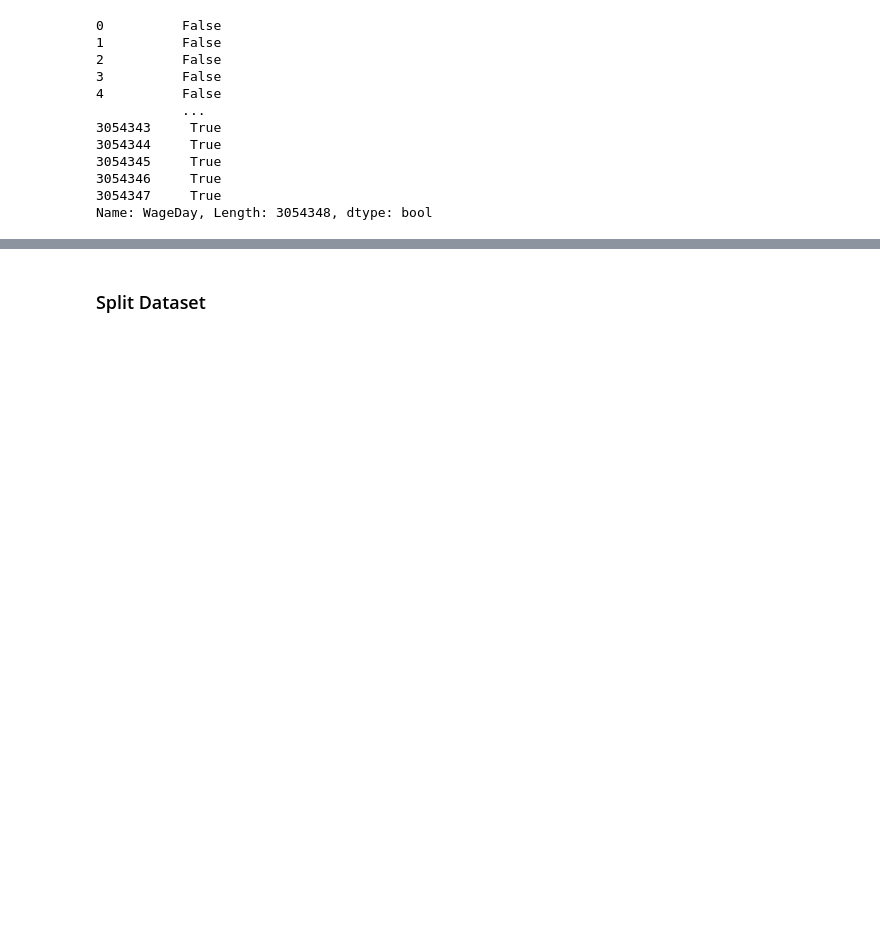
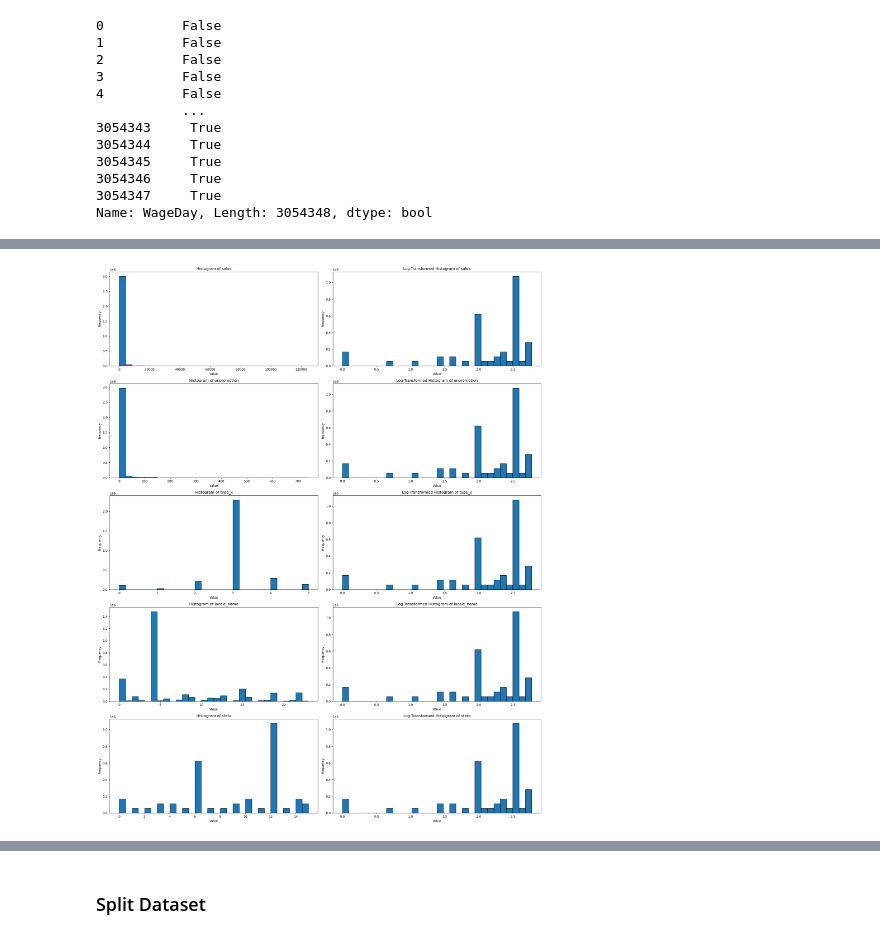
Before and after one commit to BohdanChuprynka/Stock-Sales-Prediction, a Jupyter notebook: preprocess_data.ipynb, the cells around one changed output, grey strips where cells are left out. Cells and saved outputs as stored; diff of their text form; code cells hidden in the pictures; blank space fills up the shorter version.

```diff
--- a/preprocess_data.ipynb
+++ b/preprocess_data.ipynb
@@ -22,6 +21,7 @@ test_data = pd.read_csv(r'stock_dataset\test.csv')
 # Sub data
 oil_data = pd.read_csv(r'stock_dataset\oil.csv')
 holiday_events = pd.read_csv(r'stock_dataset/holidays_events.csv')
+stores_csv = pd.read_csv(r'stock_dataset/stores.csv')
 # Note: We are not using transactions.csv since it doesn't contain data for test.csv
 
 train_dataset[:3]
@@ -251,0 +228,5 @@ Name: date, Length: 28512, dtype: object
+# %%
+def get_categorical_features(df, threshold=35):
+    categorical_columns = df.select_dtypes(exclude=[np.number]).columns
+    categorical_columns = [column for column in categorical_columns if threshold >= df[column].nunique()]
+    return categorical_columns
@@ -260,15 +246,23 @@ holiday_events['date'] = pd.to_datetime(holiday_events['date']).astype('datetime
 # Merge train and test datasets with oil prices based on date
 train_dataset = train_dataset.merge(oil_data, on="date", how="left")
 train_dataset = train_dataset.merge(holiday_events, on="date", how="left")
+train_dataset = train_dataset.merge(stores_csv, on="store_nbr", how="left")
 
 test_data = test_data.merge(oil_data, on="date", how="left")
 test_data = test_data.merge(holiday_events, on="date", how="left")
+test_data = test_data.merge(stores_csv, on="store_nbr", how="left")
+
+# Label Encode Categorical Features
+categorical_features = get_categorical_features(train_dataset)
+
+encoder = LabelEncoder()
+train_dataset[categorical_features] = train_dataset[categorical_features].apply(encoder.fit_transform)
+test_data[categorical_features] = test_data[categorical_features].apply(encoder.fit_transform)
 
 # Are there any missing values
 print(f"Missing values for train dataset: {train_dataset.isna().sum().sum()}")
 print(f"Missing values for test dataset: {test_data.isna().sum().sum()}")
-
-train_dataset.columns
+train_dataset.head(10)
 # %% [output]
 Missing values for train dataset: 0
 Missing values for test dataset: 0
@@ -318,0 +322,72 @@ Name: WageDay, Length: 3054348, dtype: bool
+# %%
+from sklearn.preprocessing import StandardScaler
+# Here will go skewness analyze
+def skewness_analyze(df, skew_threshold=0.5):
+    """
+    Takes a dataframe and returns a list of columns with skewness above the threshold
+    """
+
+    numerical_columns = df.select_dtypes(include=[np.number]).columns
+    # Drop binary columns
+    numerical_columns = [col for col in numerical_columns if len(df[col].unique()) > 2 and sorted(df[col].unique()) != [0, 1]]
+    skewed_features = []
+
+    for column in numerical_columns:
+        if abs(df[column].skew()) > skew_threshold:
+            skewed_features.append(column)
+    print(f"Total Skewed Features: {len(skewed_features)}")
+    return skewed_features
+
+def compare_skewed_preprocessing(df, skewed_columns, preprocessed: bool = False):
+    """
+    Takes a dataframe and list of columns with skewness above the threshold
+    and plots histogram of non-processed skewed features.
+
+    If "preprocessed" parameter is True, \
+    it will plot histogram plot both skewed and non-skewed features.
+    """
+    n_features = len(skewed_columns)
+    fig, axs = plt.subplots(n_features, 2, figsize=(20, n_features * 5))
+
+    # Loop through each column and plot histogram of non-processed skewed features
+    for i, col in enumerate(train_dataset[skewed_columns]):
+        axs[i, 0].hist(train_dataset[col], bins=30, edgecolor='k')
+        axs[i, 0].set_title(f'Histogram of {col}')
+        axs[i, 0].set_xlabel('Value')
+        axs[i, 0].set_ylabel('Frequency')
+
+        if preprocessed: # Plot fixed skewed features
+            _, transformed_col, _ = fix_skewness(df, skewed_columns)
+
+            # Plot preprocessed feature
+            axs[i, 1].hist(transformed_col, bins=30, edgecolor='k')
+            axs[i, 1].set_title(f'Log-Transformed Histogram of {col}')
+            axs[i, 1].set_xlabel('Value')
+            axs[i, 1].set_ylabel('Frequency')
+
+
+    plt.tight_layout()
+    plt.show()
+
+def fix_skewness(df, skewed_features):
+    # Get non_skewed features
+    non_skewed_features = set(df.columns) - set(skewed_features)
+    scaler = StandardScaler()
+
+
+    # Fix non-skewed features
+    for col in non_skewed_features:
+        non_skewed_features = scaler.fit_transform(df[col].values.reshape(-1, 1))
+
+    # Fix skewed features
+    for col in skewed_features:
+        # Apply log transformation for skewed feature
+        negative_indices = df[col] < 0
+        transformed_col = np.log1p(np.abs(df[col]))
+        skewed_features = np.where(negative_indices, -transformed_col, transformed_col)
+
+    return df, skewed_features, non_skewed_features
+
+skewed_columns = skewness_analyze(train_dataset)
+compare_skewed_preprocessing(train_dataset, skewed_columns, preprocessed=True)
+# %% [output]
@@ -318,0 +395 @@ Name: WageDay, Length: 3054348, dtype: bool
+[figure, added]
```
Also changed, not shown: parts of 34 cells of this notebook, 5 other files.
